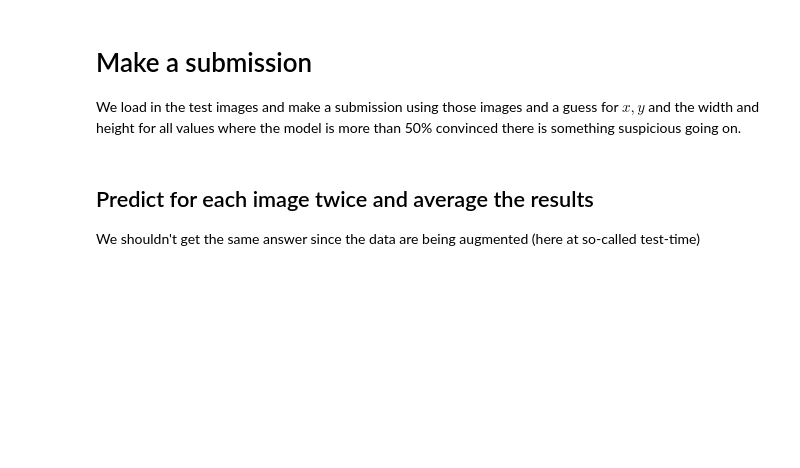
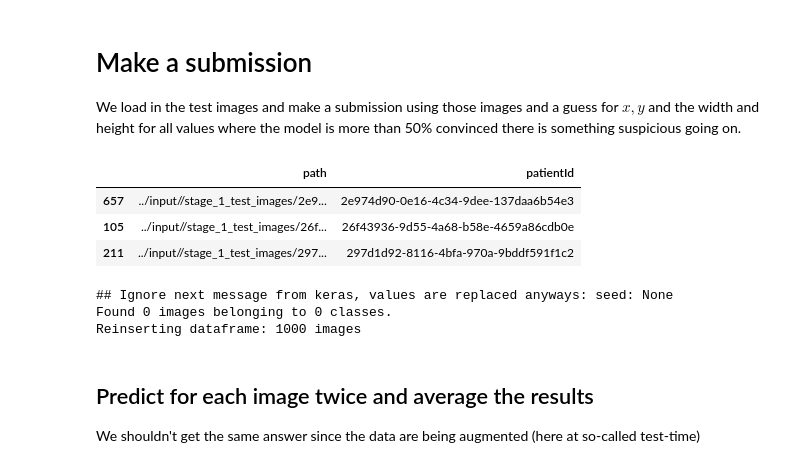
Before and after one commit to mpsampat/pneumonia-detection-2018, a Jupyter notebook: code/lung-opacity-classification-transfer-learning.ipynb, the cells around one changed output. Saved outputs shown, nothing was run; the diff lists cells and outputs as text; code cells hidden in the pictures; blank space fills up the shorter version.

```diff
--- a/code/lung-opacity-classification-transfer-learning.ipynb
+++ b/code/lung-opacity-classification-transfer-learning.ipynb
@@ -321,9 +347,14 @@ We load in the test images and make a submission using those images and a guess
 # %%
 from glob import glob
 sub_img_df = pd.DataFrame({'path':
-              glob('../input/rsna-pneumonia-detection-challenge/stage_1_test_images/*.dcm')})
+              glob('../input//stage_1_test_images/*.dcm')})
 sub_img_df['patientId'] = sub_img_df['path'].map(lambda x: os.path.splitext(os.path.basename(x))[0])
 sub_img_df.sample(3)
+# %% [output]
+|  | path | patientId |
+| 657 | ../input//stage_1_test_images/2e9... | 2e974d90-0e16-4c34-9dee-137daa6b54e3 |
+| 105 | ../input//stage_1_test_images/26f... | 26f43936-9d55-4a68-b58e-4659a86cdb0e |
+| 211 | ../input//stage_1_test_images/297... | 297d1d92-8116-4bfa-970a-9bddf591f1c2 |
 # %%
 submission_gen = flow_from_dataframe(img_gen,
                                      sub_img_df,
@@ -333,6 +364,10 @@ submission_gen = flow_from_dataframe(img_gen,
                              color_mode = 'rgb',
                             batch_size = BATCH_SIZE,
                                     shuffle=False)
+# %% [output]
+## Ignore next message from keras, values are replaced anyways: seed: None
+Found 0 images belonging to 0 classes.
+Reinserting dataframe: 1000 images
 # %% [markdown]
 ## Predict for each image twice and average the results
 We shouldn't get the same answer since the data are being augmented (here at so-called test-time)
```
Also changed, not shown: parts of 7 cells of this notebook.
